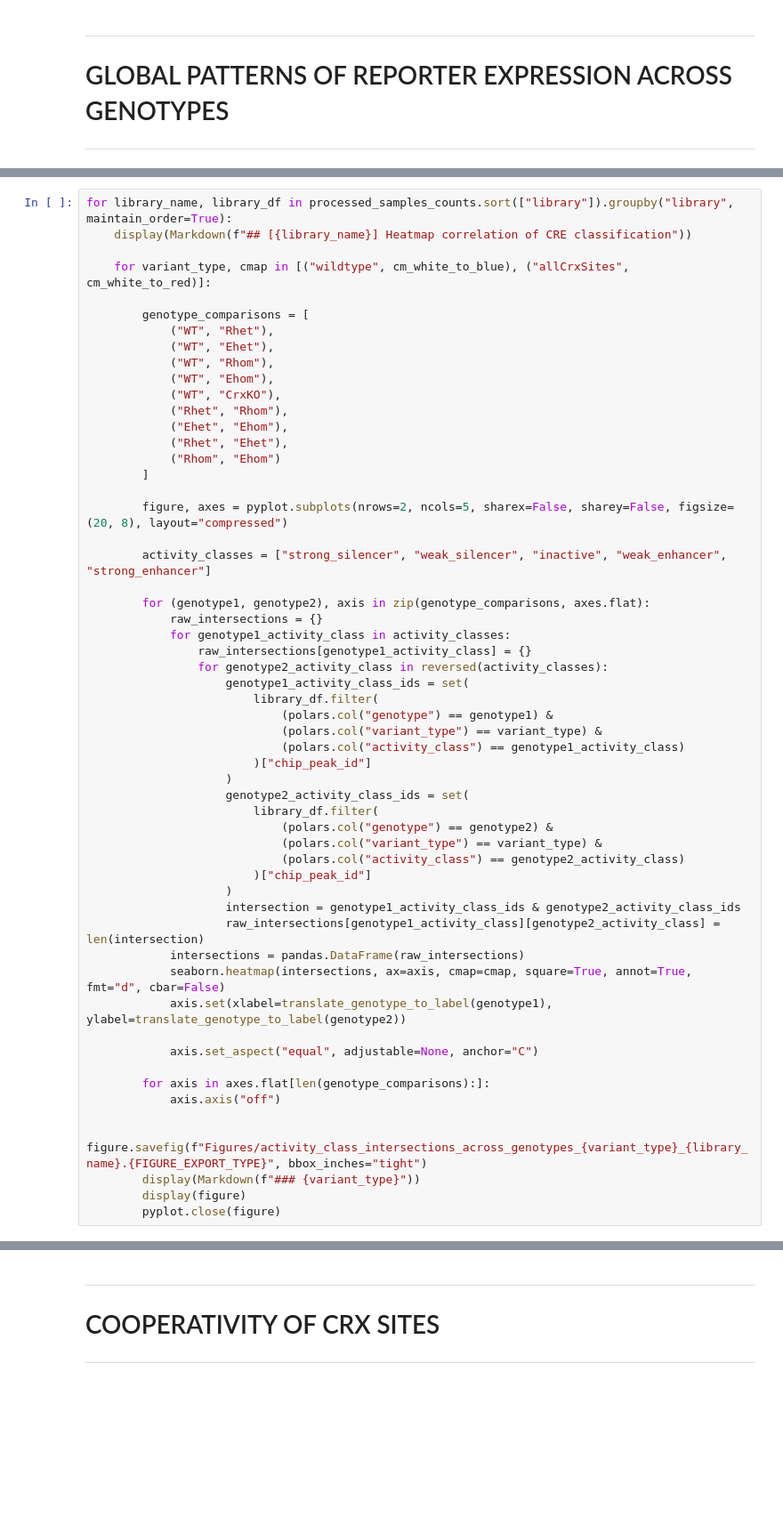
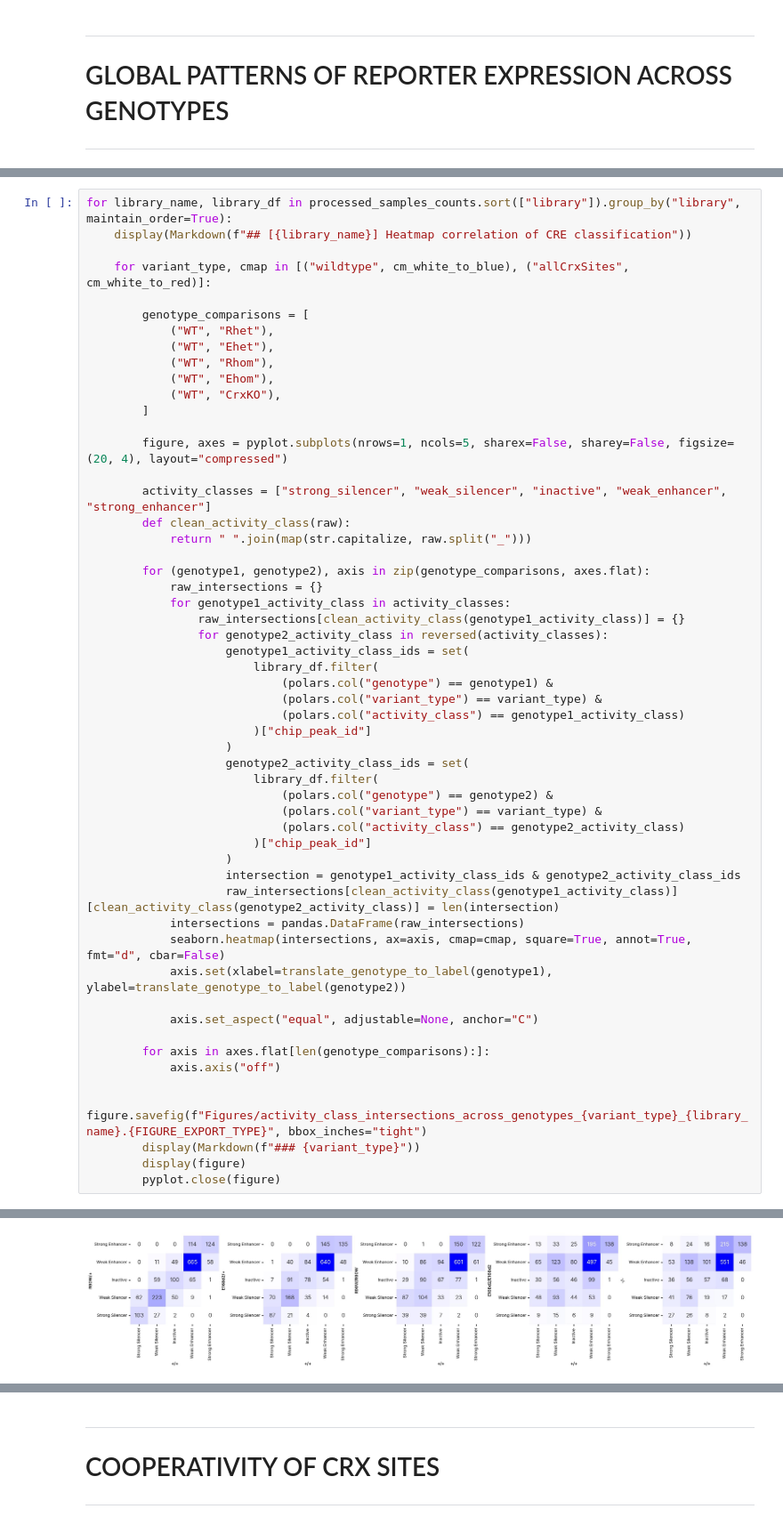
Before and after one commit to barakcohenlab/retinopathy-manuscript, a Jupyter notebook: analysis.ipynb, the cells around one changed output, grey strips where cells are left out. Shown at 89% size. Cells and saved outputs as stored; diff of their text form; blank space fills up the shorter version.

```diff
--- a/analysis.ipynb
+++ b/analysis.ipynb
@@ -291,5 +365,5 @@ for library_name, library_df in processed_samples_counts.sort(["library"]).group
 # %%
-for library_name, library_df in processed_samples_counts.sort(["library"]).groupby("library", maintain_order=True):
+for library_name, library_df in processed_samples_counts.sort(["library"]).group_by("library", maintain_order=True):
     display(Markdown(f"## [{library_name}] Heatmap correlation of CRE classification"))
 
     for variant_type, cmap in [("wildtype", cm_white_to_blue), ("allCrxSites", cm_white_to_red)]:
@@ -300,20 +374,18 @@ for library_name, library_df in processed_samples_counts.sort(["library"]).group
             ("WT", "Rhom"),
             ("WT", "Ehom"),
             ("WT", "CrxKO"),
-            ("Rhet", "Rhom"),
-            ("Ehet", "Ehom"),
-            ("Rhet", "Ehet"),
-            ("Rhom", "Ehom")
         ]
 
-        figure, axes = pyplot.subplots(nrows=2, ncols=5, sharex=False, sharey=False, figsize=(20, 8), layout="compressed")
+        figure, axes = pyplot.subplots(nrows=1, ncols=5, sharex=False, sharey=False, figsize=(20, 4), layout="compressed")
 
         activity_classes = ["strong_silencer", "weak_silencer", "inactive", "weak_enhancer", "strong_enhancer"]
+        def clean_activity_class(raw):
+            return " ".join(map(str.capitalize, raw.split("_")))
 
         for (genotype1, genotype2), axis in zip(genotype_comparisons, axes.flat):
             raw_intersections = {}
             for genotype1_activity_class in activity_classes:
-                raw_intersections[genotype1_activity_class] = {}
+                raw_intersections[clean_activity_class(genotype1_activity_class)] = {}
                 for genotype2_activity_class in reversed(activity_classes):
                     genotype1_activity_class_ids = set(
                         library_df.filter(
@@ -330,7 +402,7 @@ for library_name, library_df in processed_samples_counts.sort(["library"]).group
                         )["chip_peak_id"]
                     )
                     intersection = genotype1_activity_class_ids & genotype2_activity_class_ids
-                    raw_intersections[genotype1_activity_class][genotype2_activity_class] = len(intersection)
+                    raw_intersections[clean_activity_class(genotype1_activity_class)][clean_activity_class(genotype2_activity_class)] = len(intersection)
             intersections = pandas.DataFrame(raw_intersections)
             seaborn.heatmap(intersections, ax=axis, cmap=cmap, square=True, annot=True, fmt="d", cbar=False)
             axis.set(xlabel=translate_genotype_to_label(genotype1), ylabel=translate_genotype_to_label(genotype2))
@@ -344,3 +416,4 @@ for library_name, library_df in processed_samples_counts.sort(["library"]).group
         display(Markdown(f"### {variant_type}"))
         display(figure)
         pyplot.close(figure)
+# %% [output]
@@ -346,0 +422 @@ for library_name, library_df in processed_samples_counts.sort(["library"]).group
+[figure, added]
```
Also changed, not shown: parts of 26 cells of this notebook, 5 other files.
